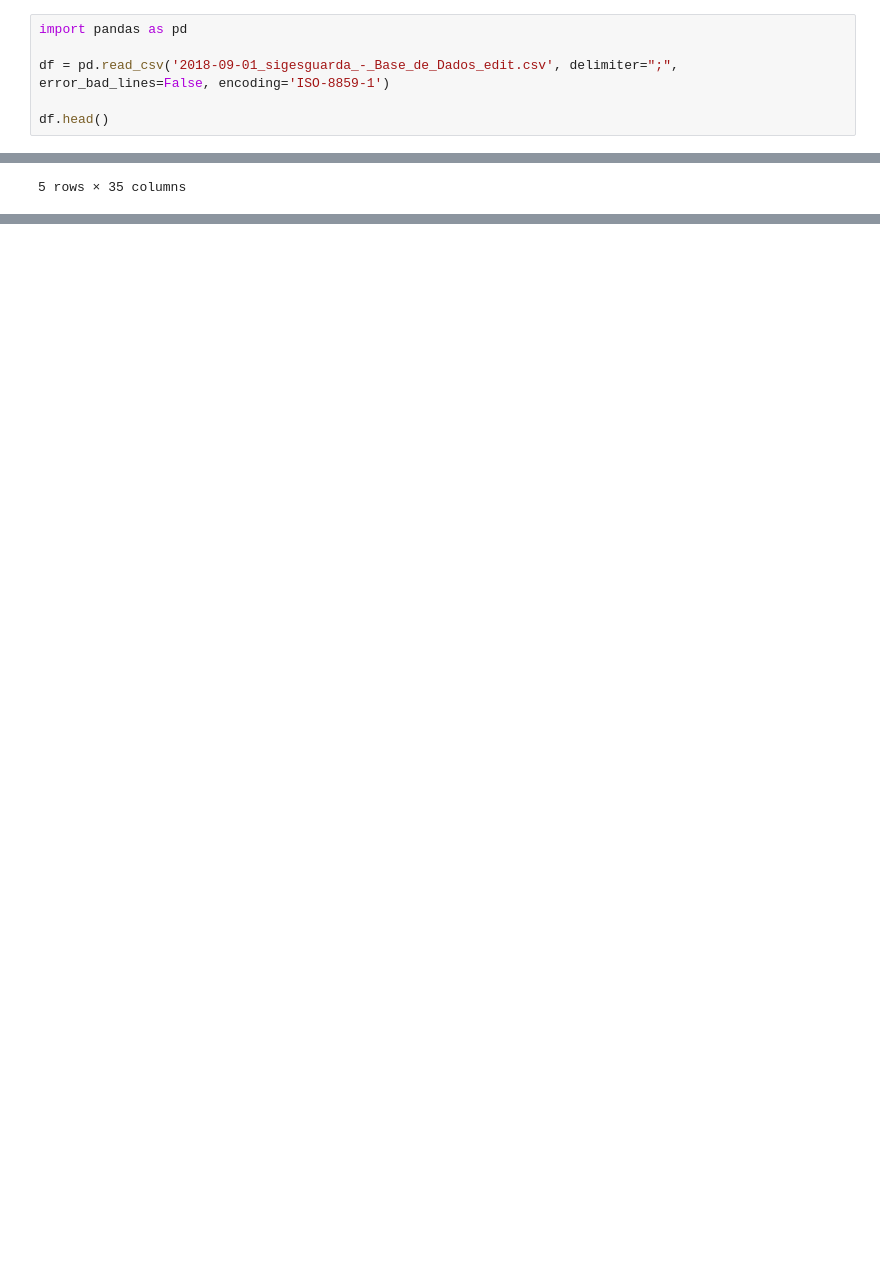
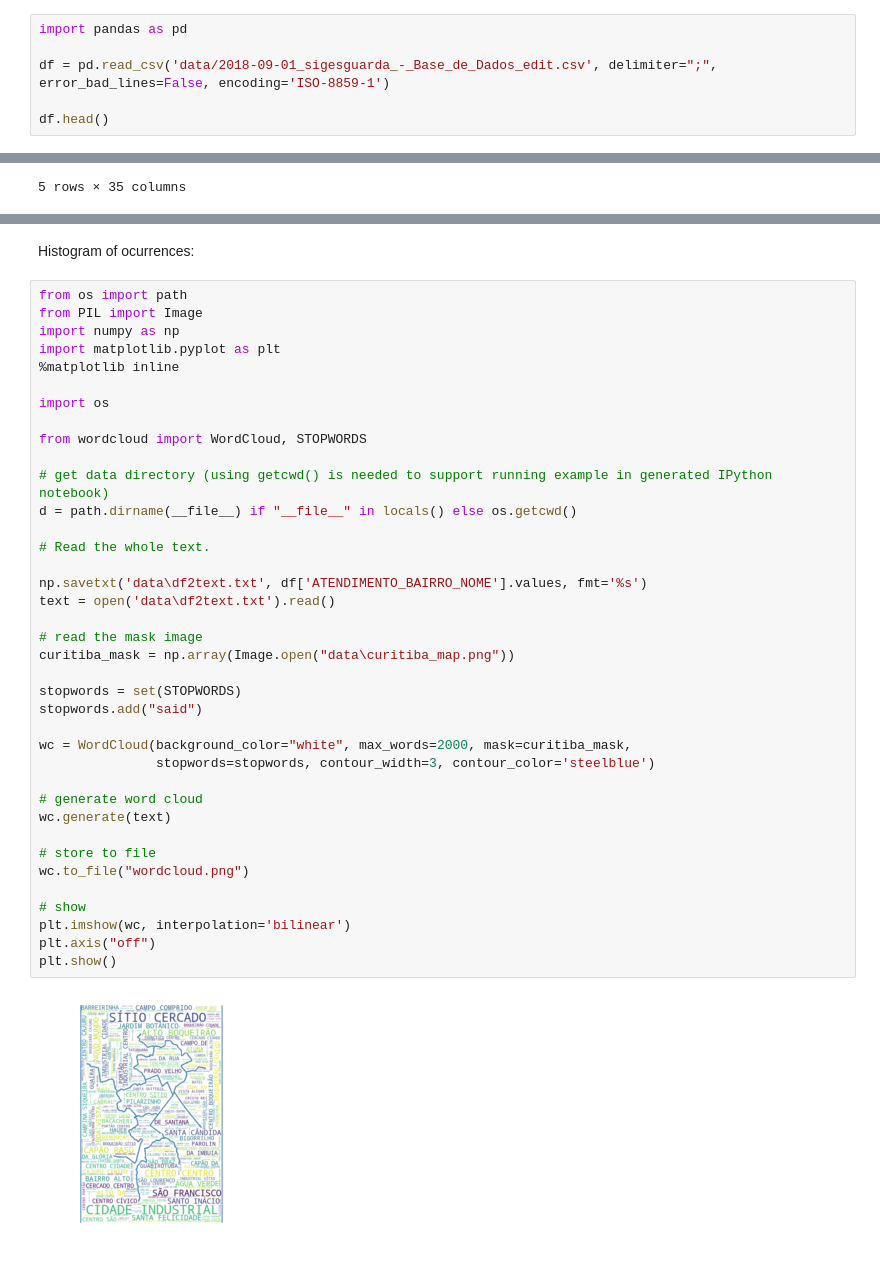
Before and after one commit to lucaskotres/CityAnalytics, a Jupyter notebook: City guard Curitiba attendances.ipynb, the cells around one changed output, grey strips where cells are left out. Cells and saved outputs as stored; diff of their text form; blank space fills up the shorter version.

Commit message:
top ten ocurrences and wordcloud

```diff
--- a/City guard Curitiba attendances.ipynb
+++ b/City guard Curitiba attendances.ipynb
@@ -7,7 +7,7 @@ Reading the csv file:
 # %%
 import pandas as pd
 
-df = pd.read_csv('2018-09-01_sigesguarda_-_Base_de_Dados_edit.csv', delimiter=";", error_bad_lines=False, encoding='ISO-8859-1')
+df = pd.read_csv('data/2018-09-01_sigesguarda_-_Base_de_Dados_edit.csv', delimiter=";", error_bad_lines=False, encoding='ISO-8859-1')
 
 df.head()
 # %% [output]
@@ -56,0 +90,42 @@ plt.show()
+# %% [markdown]
+Histogram of ocurrences:
+# %%
+from os import path
+from PIL import Image
+import numpy as np
+import matplotlib.pyplot as plt
+%matplotlib inline
+
+import os
+
+from wordcloud import WordCloud, STOPWORDS
+
+# get data directory (using getcwd() is needed to support running example in generated IPython notebook)
+d = path.dirname(__file__) if "__file__" in locals() else os.getcwd()
+
+# Read the whole text.
+
+np.savetxt('data\df2text.txt', df['ATENDIMENTO_BAIRRO_NOME'].values, fmt='%s')
+text = open('data\df2text.txt').read()
+
+# read the mask image
+curitiba_mask = np.array(Image.open("data\curitiba_map.png"))
+
+stopwords = set(STOPWORDS)
+stopwords.add("said")
+
+wc = WordCloud(background_color="white", max_words=2000, mask=curitiba_mask,
+               stopwords=stopwords, contour_width=3, contour_color='steelblue')
+
+# generate word cloud
+wc.generate(text)
+
+# store to file
+wc.to_file("wordcloud.png")
+
+# show
+plt.imshow(wc, interpolation='bilinear')
+plt.axis("off")
+plt.show()
+# %% [output]
+[figure, added]
```
Also changed, not shown: parts of 15 cells of this notebook, 3 other files.
